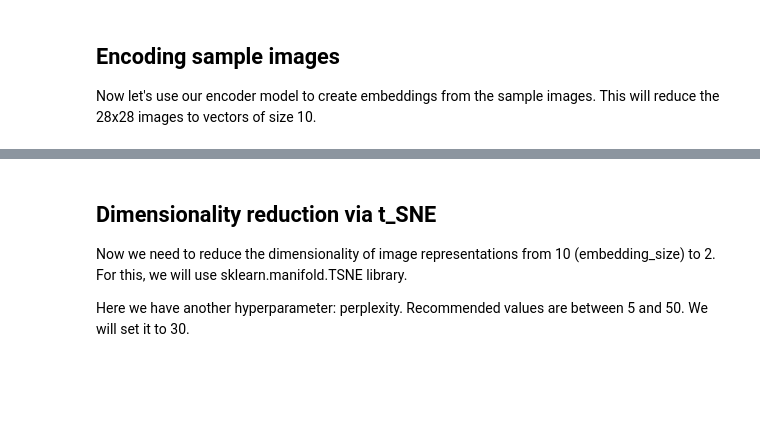
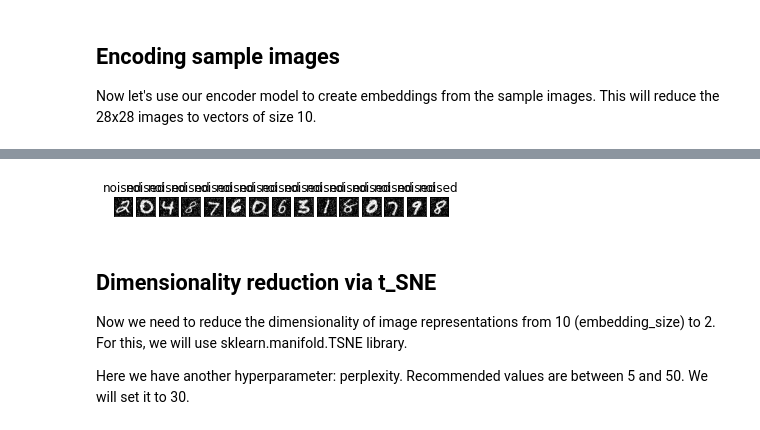
Before and after one commit to iannwtf19/iannwtf19, a Jupyter notebook: Week8/Homework8_Autoencoders.ipynb, the cells around one changed output, grey strips where cells are left out. Cells and saved outputs as stored; diff of their text form; code cells hidden in the pictures; blank space fills up the shorter version.

```diff
--- a/Week8/Homework8_Autoencoders.ipynb
+++ b/Week8/Homework8_Autoencoders.ipynb
@@ -276,3 +271,6 @@ sample_ds = prepare_data_for_analysis(test_ds, 1000, 0.2).take(1)
 sample_images = sample_ds.map(lambda imgs, labels: imgs)
 sample_labels = sample_ds.map(lambda imgs, labels: labels)
 encoded_samples = autoencoder.encoder.predict(sample_images)
+for images, labels in sample_ds:
+  plot_examples({"noised": images}, n=15)
+# %% [output]
@@ -279,3 +278,4 @@ encoded_samples = autoencoder.encoder.predict(sample_images)
+[figure, added]
 # %% [markdown]
 ## Dimensionality reduction via t_SNE
 Now we need to reduce the dimensionality of image representations from 10 (embedding_size) to 2. For this, we will use sklearn.manifold.TSNE library.
```
Also changed, not shown: parts of 11 cells of this notebook.
